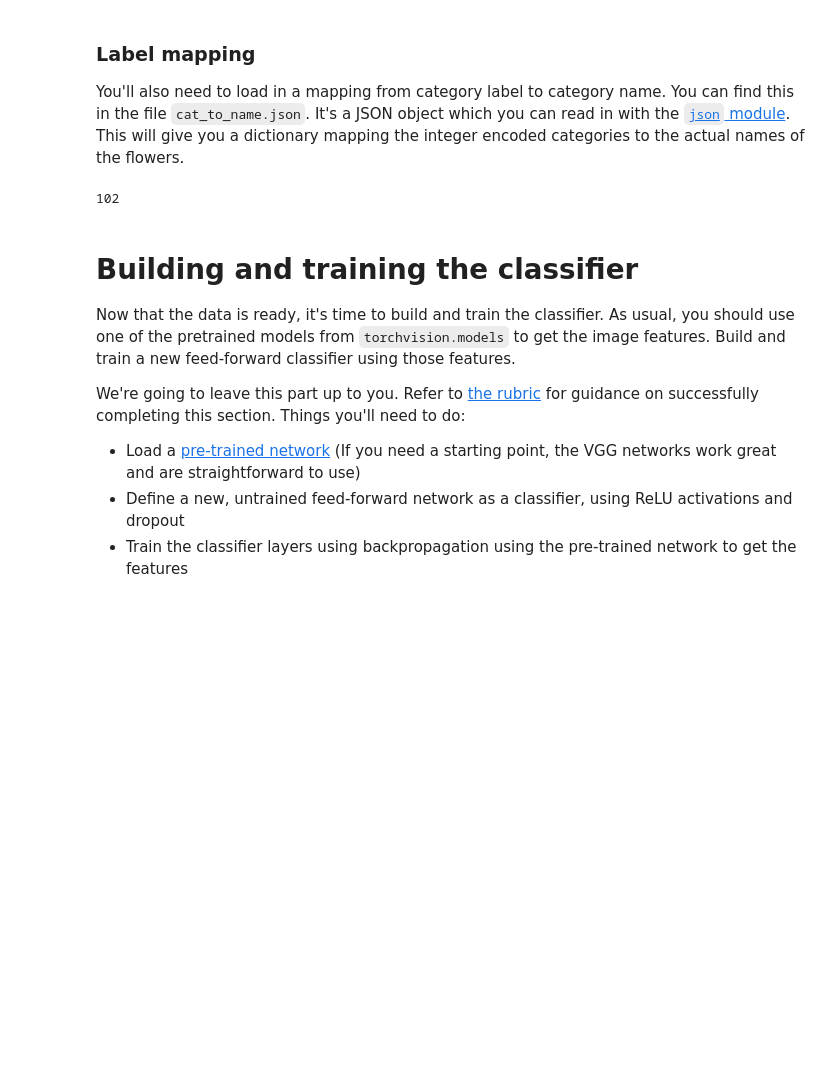
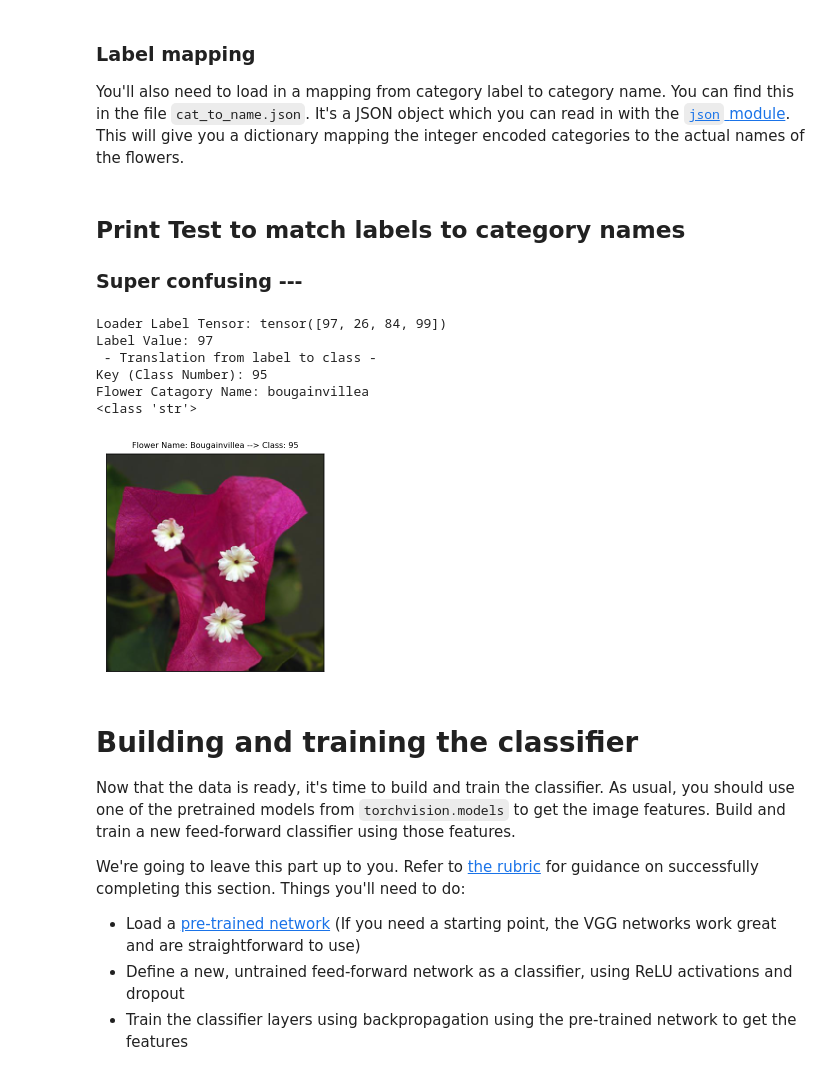
Before and after one commit to justinbellucci/DL-image-classifier-app, a Jupyter notebook: Image Classifier Project.ipynb, the cells around one changed output. Saved outputs shown, nothing was run; the diff lists cells and outputs as text; code cells hidden in the pictures; blank space fills up the shorter version.

```diff
--- a/Image Classifier Project.ipynb
+++ b/Image Classifier Project.ipynb
@@ -45,7 +45,7 @@ The pre-trained networks you'll use were trained on the ImageNet dataset where e
 data_dir = 'assets/flower_data'
 train_dir = data_dir + '/train'
 valid_dir = data_dir + '/valid'
-test_dir = data_dir + '/test'
+test_dir = data_dir + '/test/'
 # %%
 train_dir
 # %% [output]
@@ -148,13 +159,40 @@ with open('cat_to_name.json', 'r') as f:
-# %%
-# print(cat_to_name.keys())
-# print('\n')
-# print(cat_to_name.get('21'))
-# print('\n')
-print(len(cat_to_name))
-# print('\n')
-# print(cat_to_name)
-# %% [output]
-102
+# %% [markdown]
+## Print Test to match labels to category names
+### Super confusing ---
+# %%
+test_imgs, test_labels = next(iter(test_loader))
+
+# Print the first 5 labels in the Tensor
+print("Loader Label Tensor: {}".format(test_labels[0:4]))
+
+# print(test_labels.shape)
+# print(image.shape)
+
+# --- Print the first image in the batch ---
+imgshow(test_imgs[0], normalize=True)
+
+# Grab the first value in the label Tensor
+# NOTE: This corresponds to the value in the test_data dictionary that is created next
+print("Label Value: {}".format(test_labels[0].item()))
+
+# Create a dictionary from the test_data dataset to extract classes
+test_dict = test_data.class_to_idx
+# print(type(test_dict)) # Print to check type
+print(" - Translation from label to class -")
+# Search through the test_dict and find corresponding key from label.item
+key_val = [key for key, val in test_dict.items() if val==test_labels[0].item()]
+print("Key (Class Number): {}".format(key_val[0]))
+print("Flower Catagory Name: {}".format(cat_to_name.get(key_val[0])))
+print(type(cat_to_name.get(key_val[0])))
+plt.title("Flower Name: {} --> Class: {}".format(cat_to_name.get(key_val[0]).title(), key_val[0]), fontsize=8);
+# %% [output]
+Loader Label Tensor: tensor([97, 26, 84, 99])
+Label Value: 97
+ - Translation from label to class -
+Key (Class Number): 95
+Flower Catagory Name: bougainvillea
+<class 'str'>
+[figure, added]
 # %% [markdown]
 # Building and training the classifier
 
```
Also changed, not shown: parts of 6 cells of this notebook.
